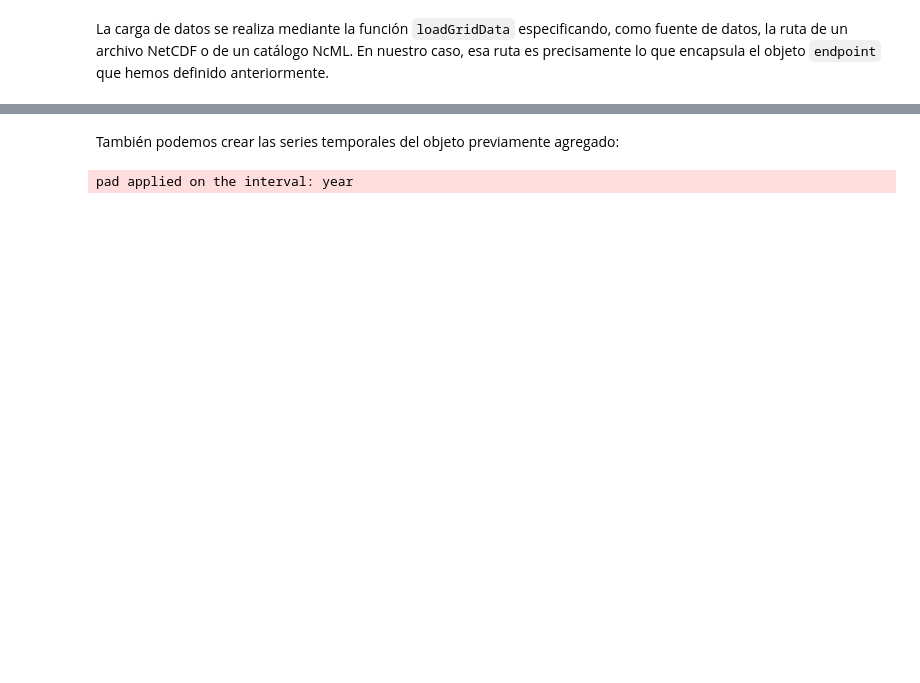
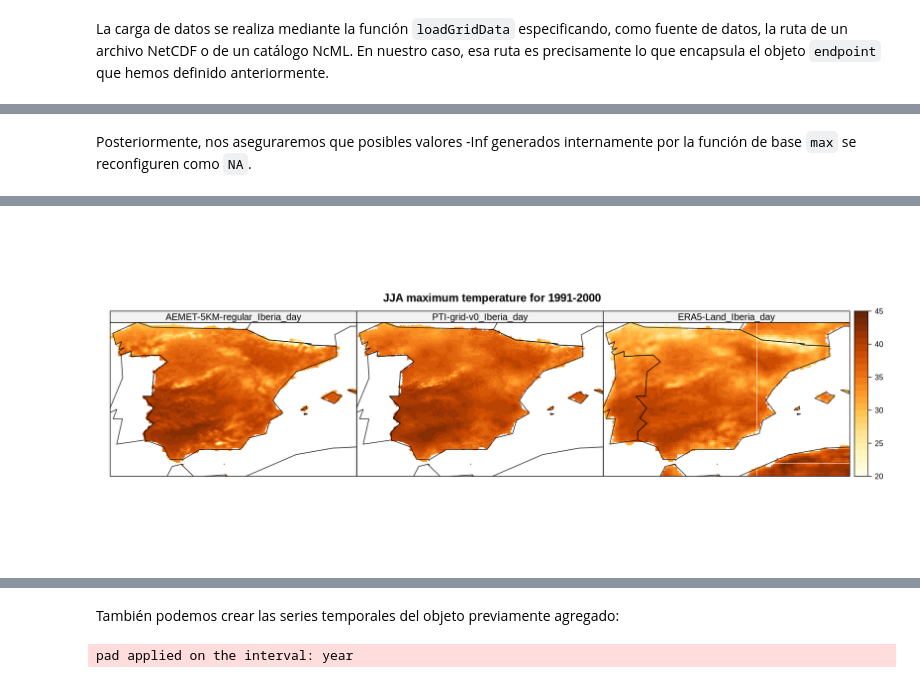
Before and after one commit to SantanderMetGroup/PTI-Clima-Datalab, a Jupyter notebook: Notebooks/R/intercomp_rejillas_obs_R.ipynb, the cells around one changed output, grey strips where cells are left out. Saved outputs shown, nothing was run; the diff lists cells and outputs as text; code cells hidden in the pictures; blank space fills up the shorter version.

```diff
--- a/Notebooks/R/intercomp_rejillas_obs_R.ipynb
+++ b/Notebooks/R/intercomp_rejillas_obs_R.ipynb
@@ -299,0 +397,2 @@ data.array <- tasmax.jja$Data %>% str
+# %%
+tasmax.jja.grid.max <- aggregateGrid(tasmax.jja.grid, aggr.y = list(FUN = "max", na.rm = TRUE)) %>% suppressWarnings
@@ -299,0 +403,15 @@ data.array <- tasmax.jja$Data %>% str
+# %% [markdown]
+Posteriormente, nos aseguraremos que posibles valores -Inf generados internamente por la función de base `max` se reconfiguren como `NA`.
+# %%
+tasmax.jja.grid.max$Data[which(is.infinite(tasmax.jja.grid.max$Data))] <- NA
+# %%
+spatialPlot(climatology(tasmax.jja.grid.max),
+            backdrop.theme = "countries",
+            at = seq(20, 45, 1),
+            set.min = 20,
+            set.max = 45,
+            color.theme = "YlOrBr",
+            layout = c(getShape(tasmax.jja.grid.max, "member"), 1),
+            main = "JJA maximum temperature for 1991-2000",
+            strip = strip.custom(factor.levels = tasmax.jja.grid.max$Members))
+# %% [output]
@@ -299,0 +421 @@ data.array <- tasmax.jja$Data %>% str
+[figure, added]
```
Also changed, not shown: parts of 65 cells of this notebook, 4 other files.
